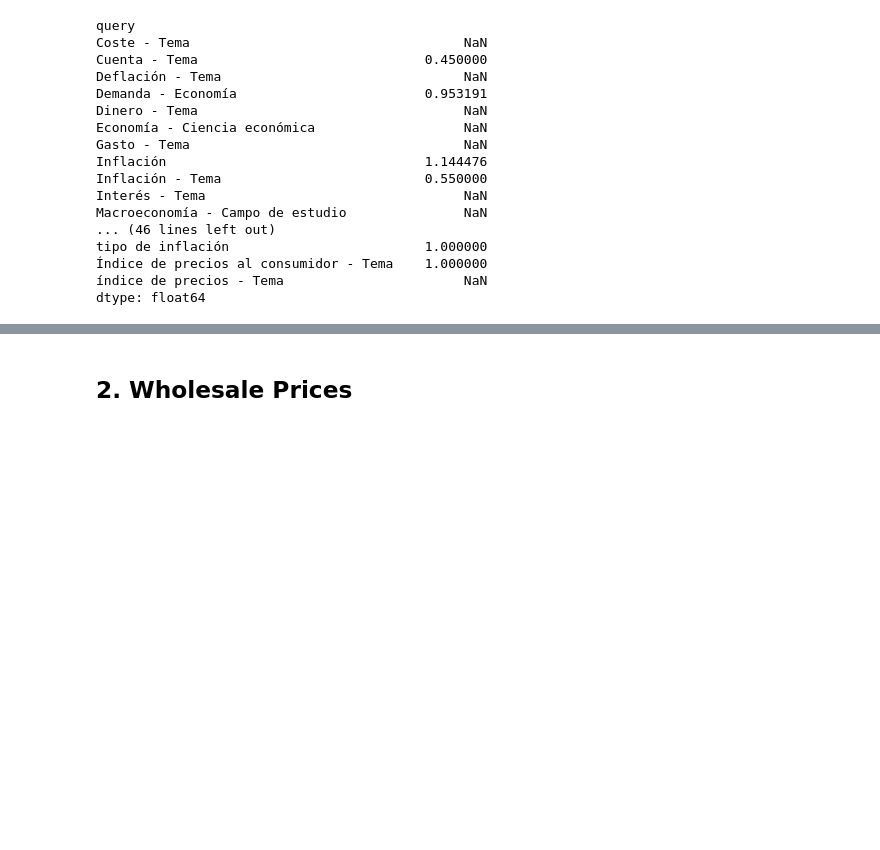
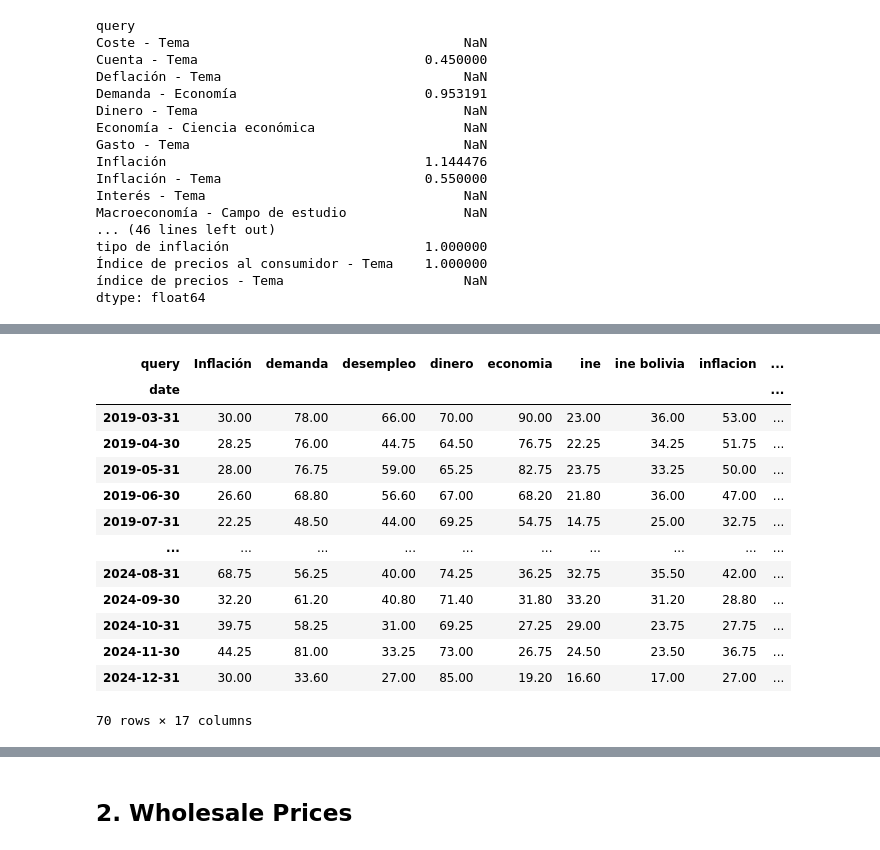
Before and after one commit to osmarbolivar/High-Freq-Inflation-Forecast-2SML, a Jupyter notebook: Data_preprocess.ipynb, the cells around one changed output, grey strips where cells are left out. Saved outputs shown, nothing was run; the diff lists cells and outputs as text; code cells hidden in the pictures; blank space fills up the shorter version.

```diff
--- a/Data_preprocess.ipynb
+++ b/Data_preprocess.ipynb
@@ -170,0 +236,18 @@ fig.show()
+# %%
+gt_month_2 = GT_weekly.loc[GT_weekly.index >= '2019-03-31'].copy().resample('M').mean()
+gt_month_2
+# %% [output]
+| query | Inflación | demanda | desempleo | dinero | economia | ine | ine bolivia | inflacion | ... |
+| date |  |  |  |  |  |  |  |  | ... |
+| 2019-03-31 | 30.00 | 78.00 | 66.00 | 70.00 | 90.00 | 23.00 | 36.00 | 53.00 | ... |
+| 2019-04-30 | 28.25 | 76.00 | 44.75 | 64.50 | 76.75 | 22.25 | 34.25 | 51.75 | ... |
+| 2019-05-31 | 28.00 | 76.75 | 59.00 | 65.25 | 82.75 | 23.75 | 33.25 | 50.00 | ... |
+| 2019-06-30 | 26.60 | 68.80 | 56.60 | 67.00 | 68.20 | 21.80 | 36.00 | 47.00 | ... |
+| 2019-07-31 | 22.25 | 48.50 | 44.00 | 69.25 | 54.75 | 14.75 | 25.00 | 32.75 | ... |
+| ... | ... | ... | ... | ... | ... | ... | ... | ... | ... |
+| 2024-08-31 | 68.75 | 56.25 | 40.00 | 74.25 | 36.25 | 32.75 | 35.50 | 42.00 | ... |
+| 2024-09-30 | 32.20 | 61.20 | 40.80 | 71.40 | 31.80 | 33.20 | 31.20 | 28.80 | ... |
+| 2024-10-31 | 39.75 | 58.25 | 31.00 | 69.25 | 27.25 | 29.00 | 23.75 | 27.75 | ... |
+| 2024-11-30 | 44.25 | 81.00 | 33.25 | 73.00 | 26.75 | 24.50 | 23.50 | 36.75 | ... |
+| 2024-12-31 | 30.00 | 33.60 | 27.00 | 85.00 | 19.20 | 16.60 | 17.00 | 27.00 | ... |
+70 rows × 17 columns
```
Also changed, not shown: parts of 32 cells of this notebook, 4 other files.
